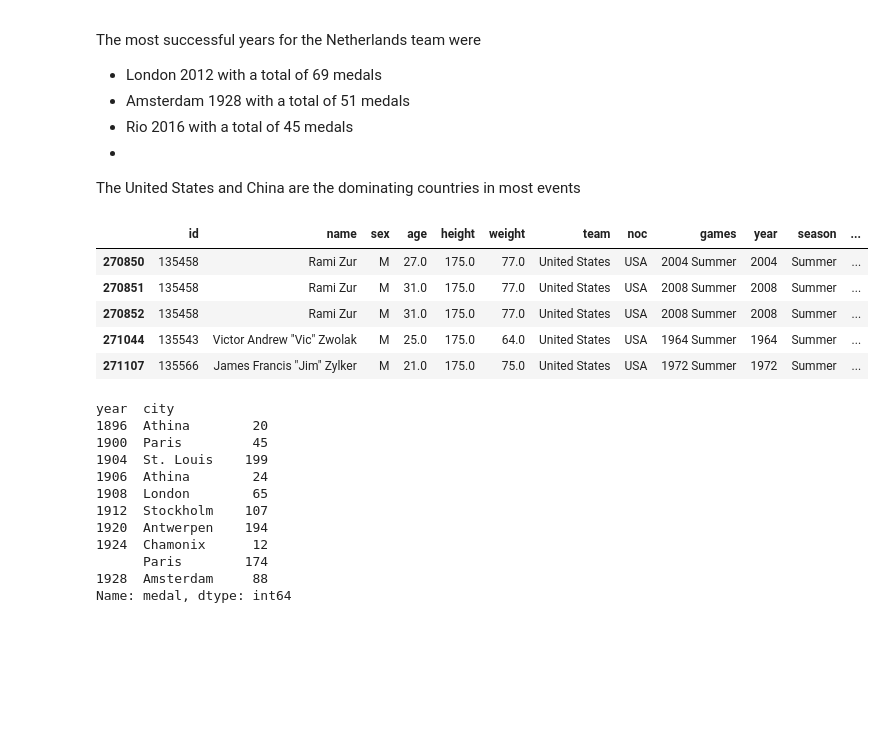
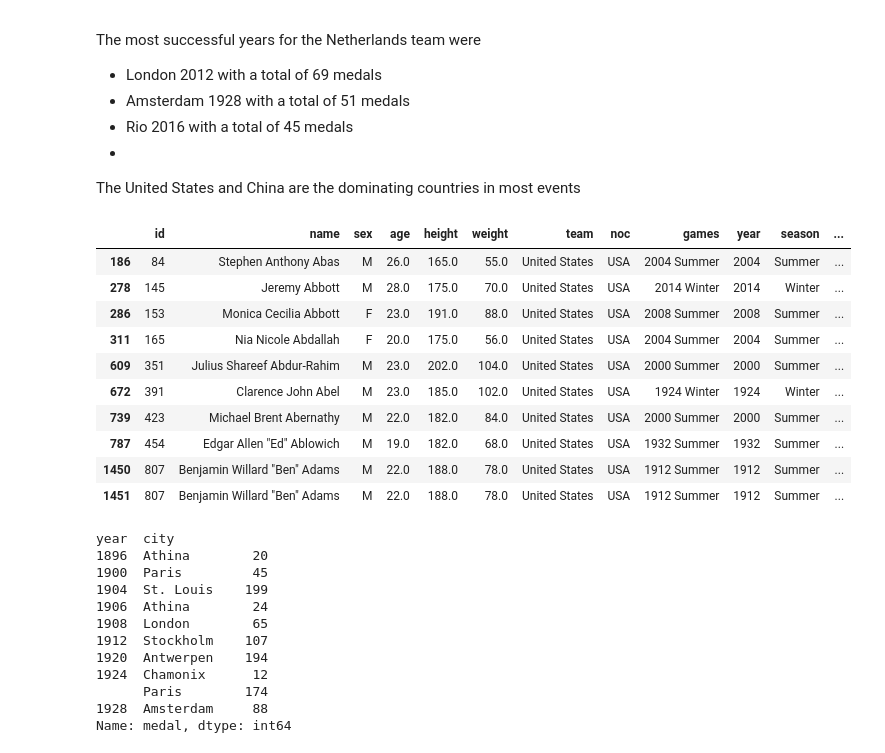
Before and after one commit to medamineBH1/projetDA, a Jupyter notebook: Olympique.ipynb, the cells around one changed output. Drawn from its saved outputs; the diff is of its cells as text; code cells hidden in the pictures; blank space fills up the shorter version.

Commit message:
data

```diff
--- a/Olympique.ipynb
+++ b/Olympique.ipynb
@@ -169,16 +169,20 @@ The most successful years for the Netherlands team were
  *
  The United States and China are the dominating countries in most events
 # %%
-usadata= data[data['team'] == 'United States']
-medalsusa = data.groupby(['year','city'])['medal'].count().dropna()
-usadata.tail(5)
+usadata= data[data['team'] == 'United States'].dropna()
+usadata.head(10)
 # %% [output]
 |  | id | name | sex | age | height | weight | team | noc | games | year | season | ... |
-| 270850 | 135458 | Rami Zur | M | 27.0 | 175.0 | 77.0 | United States | USA | 2004 Summer | 2004 | Summer | ... |
-| 270851 | 135458 | Rami Zur | M | 31.0 | 175.0 | 77.0 | United States | USA | 2008 Summer | 2008 | Summer | ... |
-| 270852 | 135458 | Rami Zur | M | 31.0 | 175.0 | 77.0 | United States | USA | 2008 Summer | 2008 | Summer | ... |
-| 271044 | 135543 | Victor Andrew "Vic" Zwolak | M | 25.0 | 175.0 | 64.0 | United States | USA | 1964 Summer | 1964 | Summer | ... |
-| 271107 | 135566 | James Francis "Jim" Zylker | M | 21.0 | 175.0 | 75.0 | United States | USA | 1972 Summer | 1972 | Summer | ... |
+| 186 | 84 | Stephen Anthony Abas | M | 26.0 | 165.0 | 55.0 | United States | USA | 2004 Summer | 2004 | Summer | ... |
+| 278 | 145 | Jeremy Abbott | M | 28.0 | 175.0 | 70.0 | United States | USA | 2014 Winter | 2014 | Winter | ... |
+| 286 | 153 | Monica Cecilia Abbott | F | 23.0 | 191.0 | 88.0 | United States | USA | 2008 Summer | 2008 | Summer | ... |
+| 311 | 165 | Nia Nicole Abdallah | F | 20.0 | 175.0 | 56.0 | United States | USA | 2004 Summer | 2004 | Summer | ... |
+| 609 | 351 | Julius Shareef Abdur-Rahim | M | 23.0 | 202.0 | 104.0 | United States | USA | 2000 Summer | 2000 | Summer | ... |
+| 672 | 391 | Clarence John Abel | M | 23.0 | 185.0 | 102.0 | United States | USA | 1924 Winter | 1924 | Winter | ... |
+| 739 | 423 | Michael Brent Abernathy | M | 22.0 | 182.0 | 84.0 | United States | USA | 2000 Summer | 2000 | Summer | ... |
+| 787 | 454 | Edgar Allen "Ed" Ablowich | M | 19.0 | 182.0 | 68.0 | United States | USA | 1932 Summer | 1932 | Summer | ... |
+| 1450 | 807 | Benjamin Willard "Ben" Adams | M | 22.0 | 188.0 | 78.0 | United States | USA | 1912 Summer | 1912 | Summer | ... |
+| 1451 | 807 | Benjamin Willard "Ben" Adams | M | 22.0 | 188.0 | 78.0 | United States | USA | 1912 Summer | 1912 | Summer | ... |
 # %%
 medalsusa = usadata.groupby(['year','city'])['medal'].count().dropna()
 medalsusa.head(10)
```
